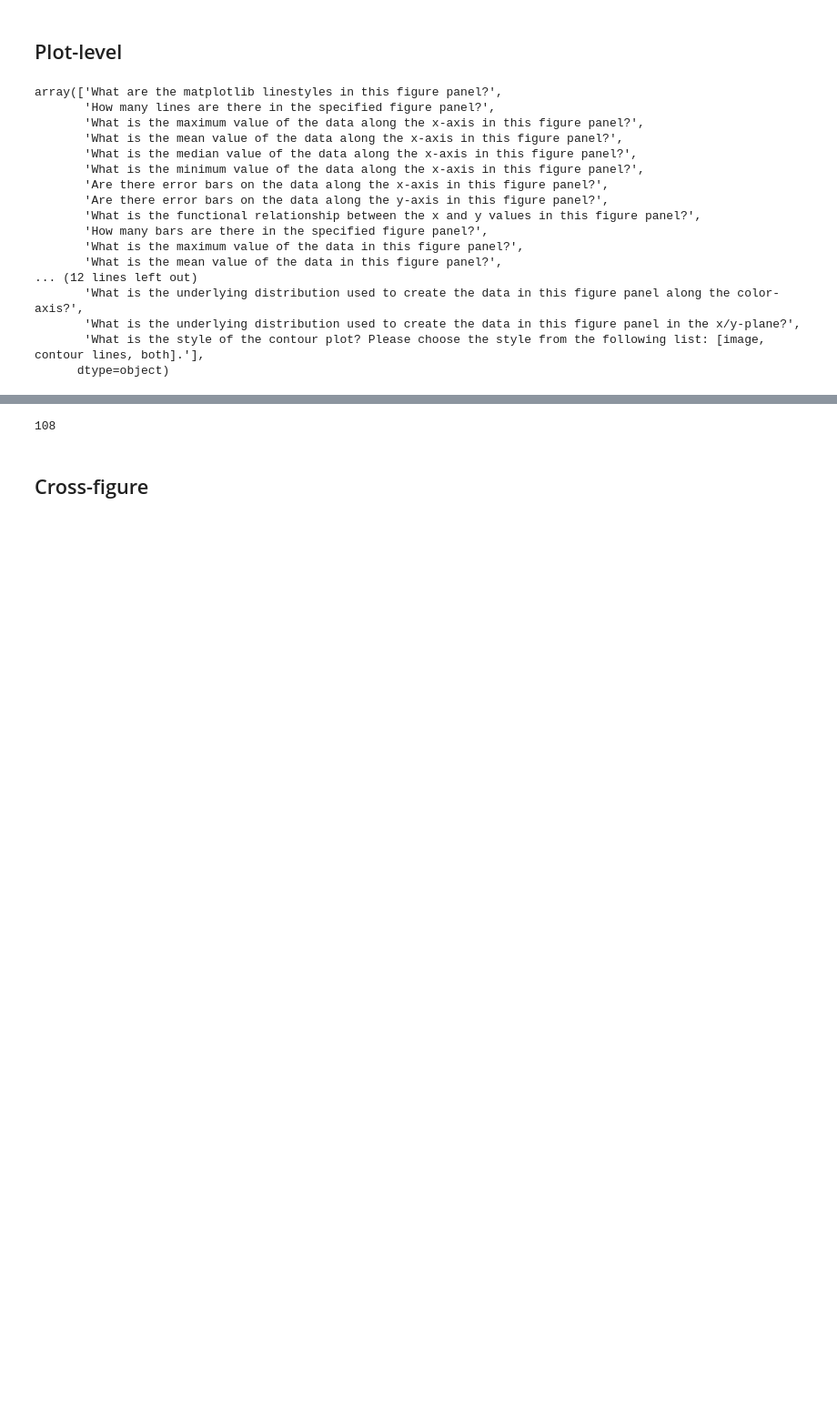
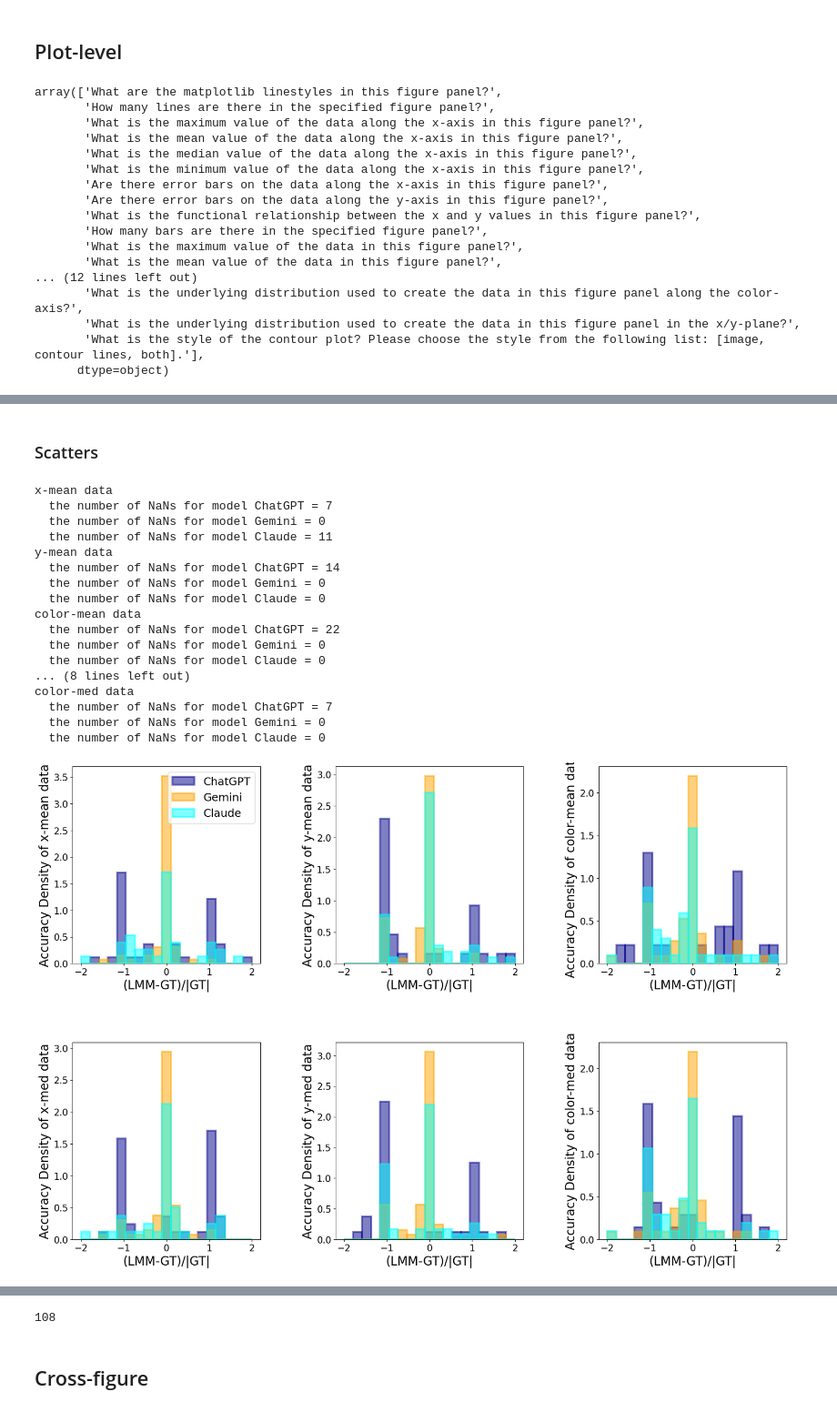
Before and after one commit to ReadingTimeMachine/LLM_VQA_MultiPanel, a Jupyter notebook: parse_lmm_outputs_to_kde_and_scatter_plots.ipynb, the cells around one changed output, grey strips where cells are left out. Shown at 91% size. Drawn from its saved outputs; the diff is of its cells as text; code cells hidden in the pictures; blank space fills up the shorter version.

```diff
--- a/parse_lmm_outputs_to_kde_and_scatter_plots.ipynb
+++ b/parse_lmm_outputs_to_kde_and_scatter_plots.ipynb
@@ -730,2 +900,25 @@ for ax in axes:
+# %% [markdown]
+### Scatters
 # %%
-# l
+dfsubplot_sc = df.copy()[df['plot type']=='scatter']
+# %%
+fig, axes = plot_specific_type(dfsubplot_sc, questions_figure_plots_contours, verbose=False)
+# %% [output]
+x-mean data
+  the number of NaNs for model ChatGPT = 7
+  the number of NaNs for model Gemini = 0
+  the number of NaNs for model Claude = 11
+y-mean data
+  the number of NaNs for model ChatGPT = 14
+  the number of NaNs for model Gemini = 0
+  the number of NaNs for model Claude = 0
+color-mean data
+  the number of NaNs for model ChatGPT = 22
+  the number of NaNs for model Gemini = 0
+  the number of NaNs for model Claude = 0
+... (8 lines left out)
+color-med data
+  the number of NaNs for model ChatGPT = 7
+  the number of NaNs for model Gemini = 0
+  the number of NaNs for model Claude = 0
+[figure, added]
```
Also changed, not shown: parts of 21 cells of this notebook, 2 other files.
